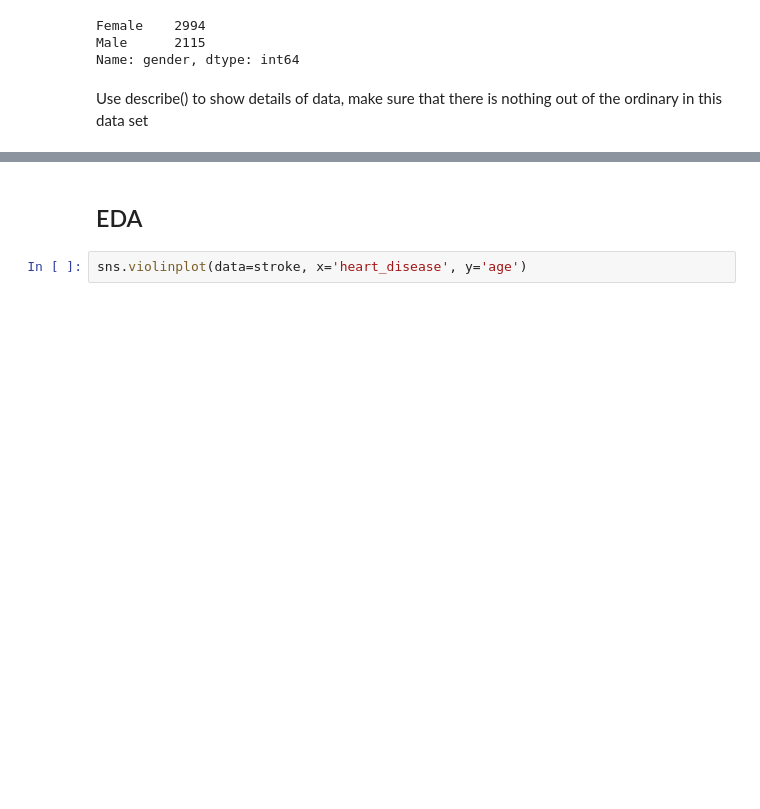
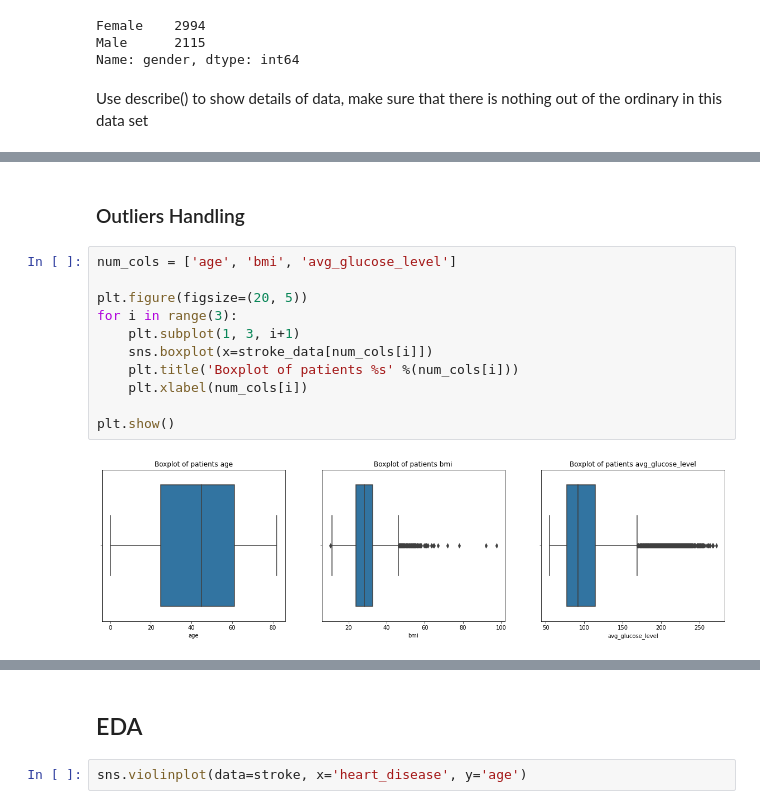
Before and after one commit to Vu-Viet-Phong/Introduction-to-Data-Mining, a Jupyter notebook: data-analysis.ipynb, the cells around one changed output, grey strips where cells are left out. Saved outputs shown, nothing was run; the diff lists cells and outputs as text; blank space fills up the shorter version.

```diff
--- a/preprocessing.ipynb
+++ b/data-analysis.ipynb
@@ -113,0 +141,15 @@ stroke.describe()
+# %% [markdown]
+### Outliers Handling
+# %%
+num_cols = ['age', 'bmi', 'avg_glucose_level']
+
+plt.figure(figsize=(20, 5))
+for i in range(3):
+    plt.subplot(1, 3, i+1)
+    sns.boxplot(x=stroke_data[num_cols[i]])
+    plt.title('Boxplot of patients %s' %(num_cols[i]))
+    plt.xlabel(num_cols[i])
+
+plt.show()
+# %% [output]
+[figure, added]
```
Also changed, not shown: parts of 21 cells of this notebook.
